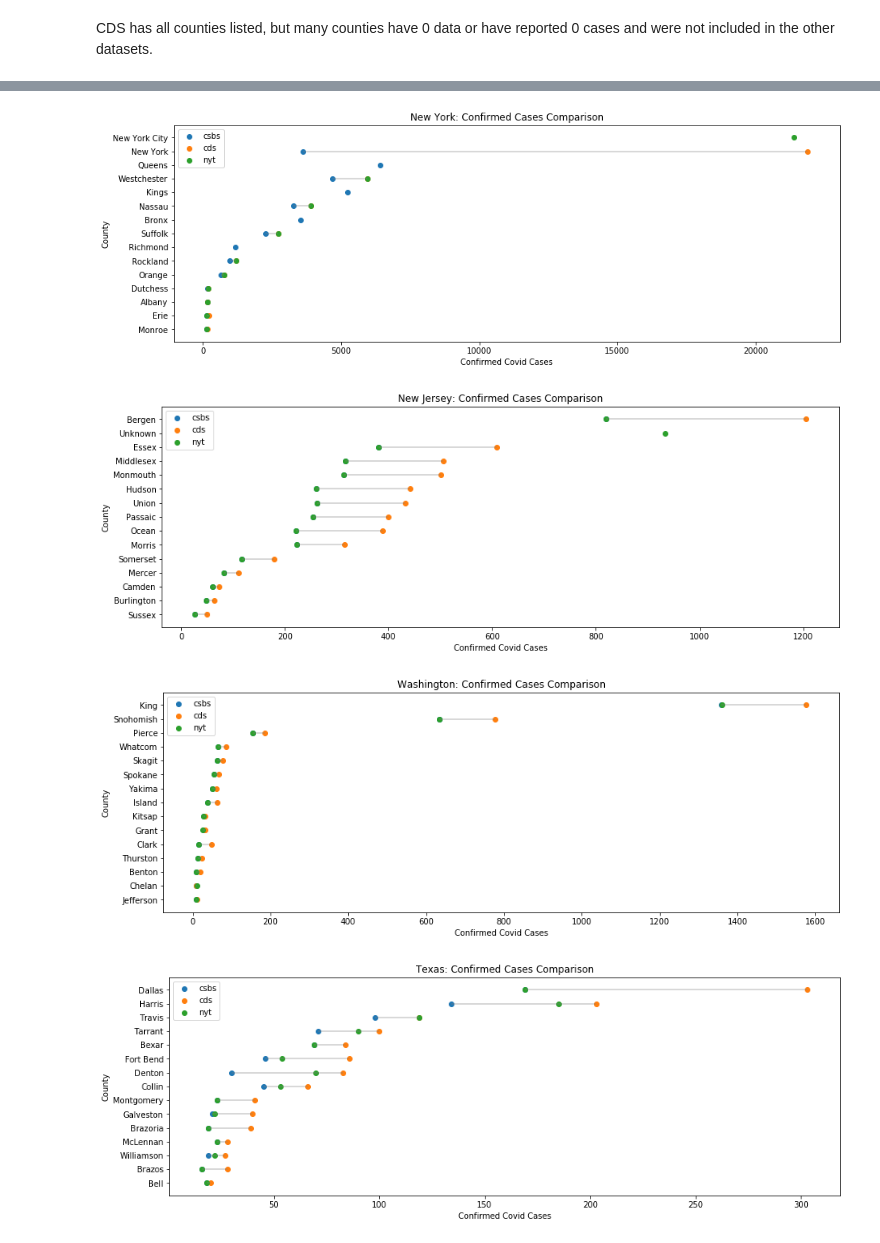
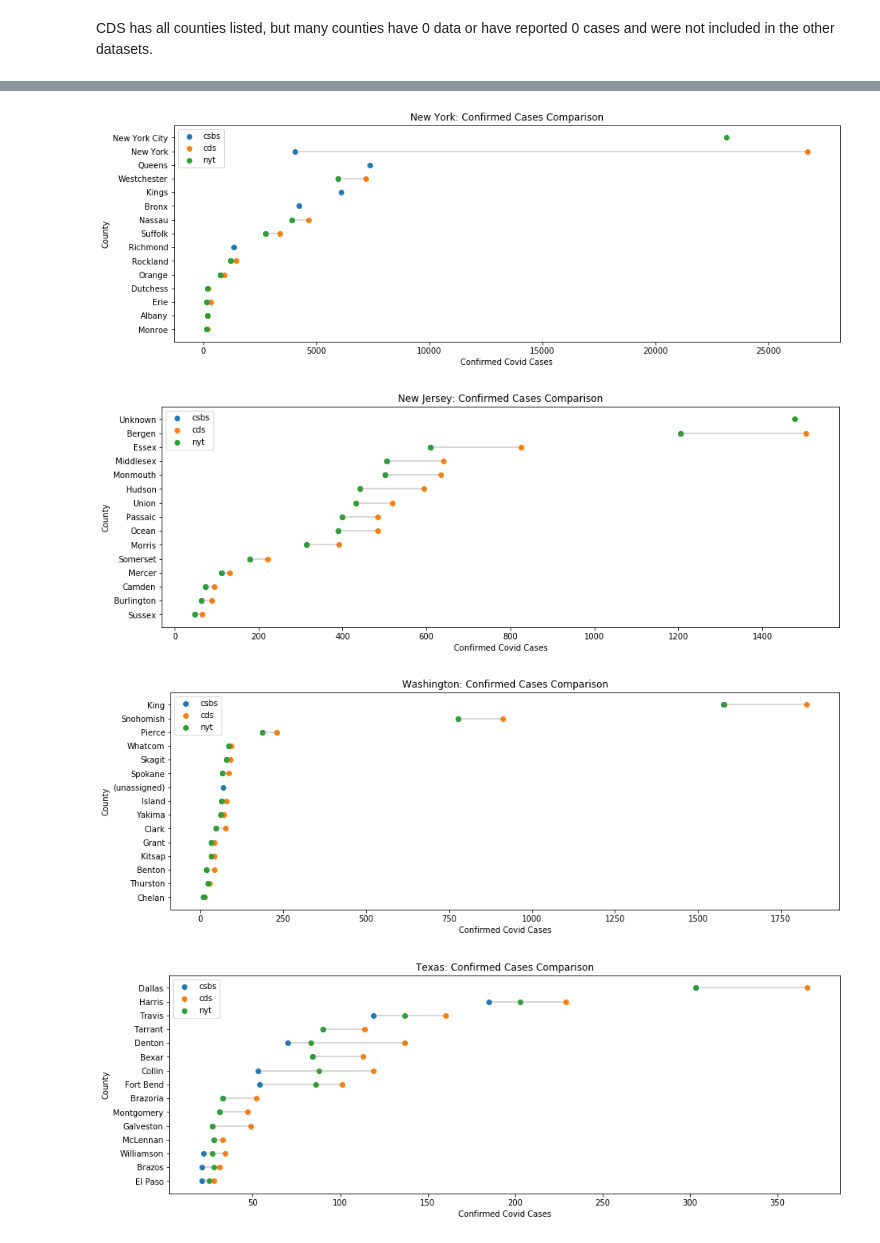
Before and after one commit to COVID19Tracking/associated-data, a Jupyter notebook: county_data/County Data Comparison.ipynb, the cells around one changed output, grey strips where cells are left out. Cells and saved outputs as stored; diff of their text form; code cells hidden in the pictures.

```diff
--- a/county_data/County Data Comparison.ipynb
+++ b/county_data/County Data Comparison.ipynb
@@ -119,12 +38,7 @@ def get_csbs_df():
     return df
 
 def get_cds_df():
-    """
-    Retrieved from:
-    https://coronadatascraper.com/#data.csv
-    Updated: March 25, 9pm PST
-    """
-    cds = pd.read_csv("./data/cds_data.csv")
+    cds = pd.read_csv("https://coronadatascraper.com/data.csv")
     cds = cds \
         .loc[(cds["country"] == "USA") & (~cds["county"].isnull())] \
         .drop(["city","country","lat","long","url","maintainers",
@@ -136,16 +50,18 @@ def get_cds_df():
     return cds
 
 def get_nyt_df():
-    """
-    Retrieved from: https://www.nytimes.com/interactive/2020/us/coronavirus-us-cases.html#g-cases-by-county
-    Updated: March 26, 2020, 1:13 P.M. E.T.
-    """
-    nyt = pd.read_csv("./data/nyt_data.csv", sep="\t", header=None)
-    nyt.columns = ["state", "county","cases", "deaths"]
-    nyt["cases"] = nyt["cases"].apply(lambda x: x.replace(",", "")).astype(int)
+    """The NYT dataset provides a case report each day per county"""
+    nyt = pd.read_csv("https://raw.githubusercontent.com/nytimes/covid-19-data/master/us-counties.csv")
+    nyt = nyt.loc[nyt["date"] == nyt["date"].max()]
     nyt["source"] = "nyt"
     return nyt
+
+def get_covid_tracking_state_df():
+    states = pd.read_csv("https://covidtracking.com/api/states.csv")
+    states["state"] = states["state"].map(state_full_names)
+    return states
 # %%
 csbs = get_csbs_df()
 cds = get_cds_df()
 nyt = get_nyt_df()
+states = get_covid_tracking_state_df()
@@ -346,5 +276,5 @@ wide_df.loc[wide_df["state"] == "New Jersey"].sort_values("county")
 # %%
-def get_confirmed_case_comparison(states=None) -> None:
+def get_county_case_comparison(states=None) -> None:
     """Compare the reported number of confirmed covid cases between the csbs, cds, and nyt datasets"""
 
     if not states:
@@ -383,7 +313,7 @@ get_confirmed_case_comparison("North Carolina")
 # %%
-get_confirmed_case_comparison(["New York","New Jersey","Washington","Texas"])
+get_county_case_comparison(["New York","New Jersey","Washington","Texas"])
 # %% [output]
-[figure, old version]
+[figure, new version]
-[figure, old version]
+[figure, new version]
-[figure, old version]
+[figure, new version]
-[figure, old version]
+[figure, new version]
```
Also changed, not shown: parts of 34 cells of this notebook, 6 other files.
